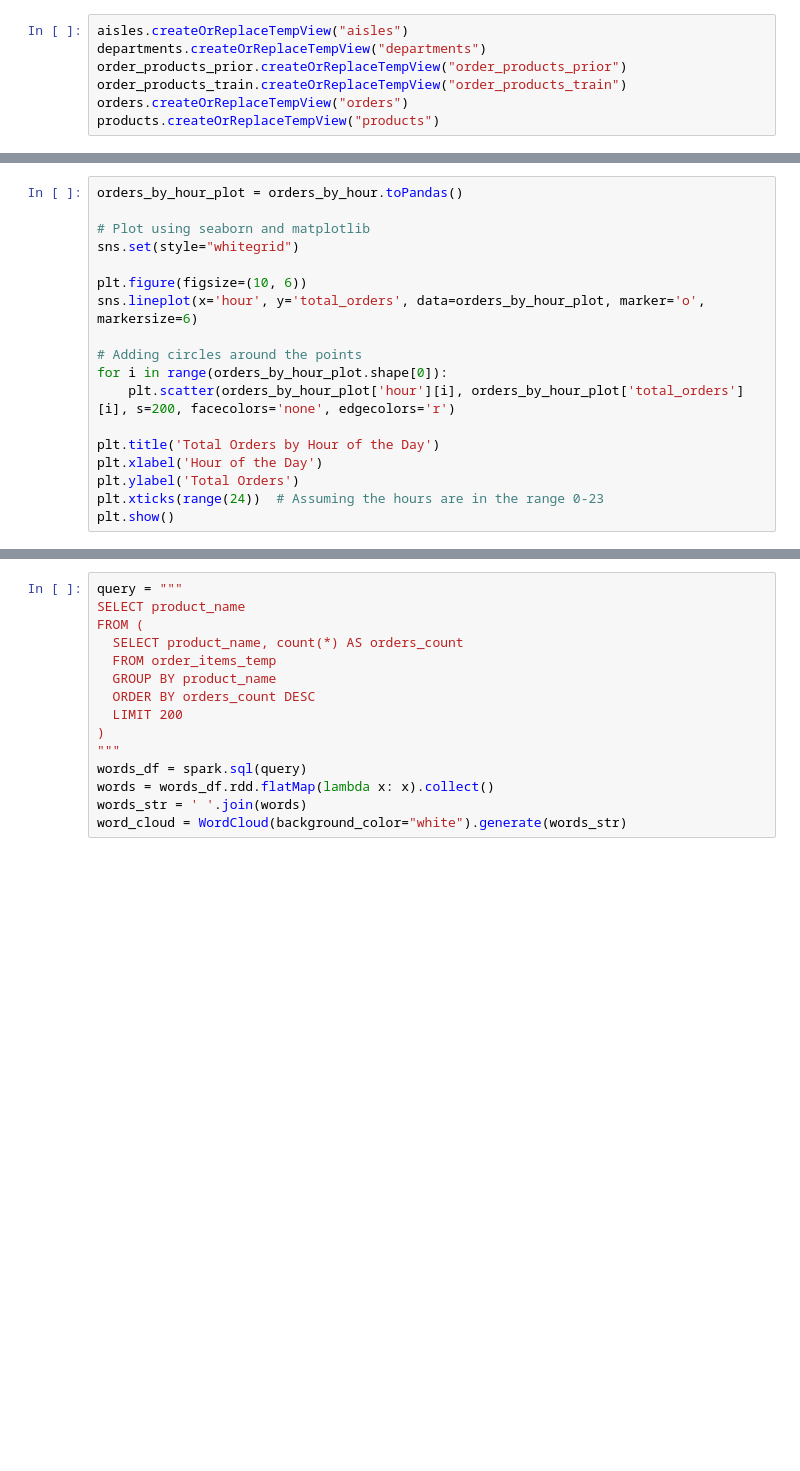
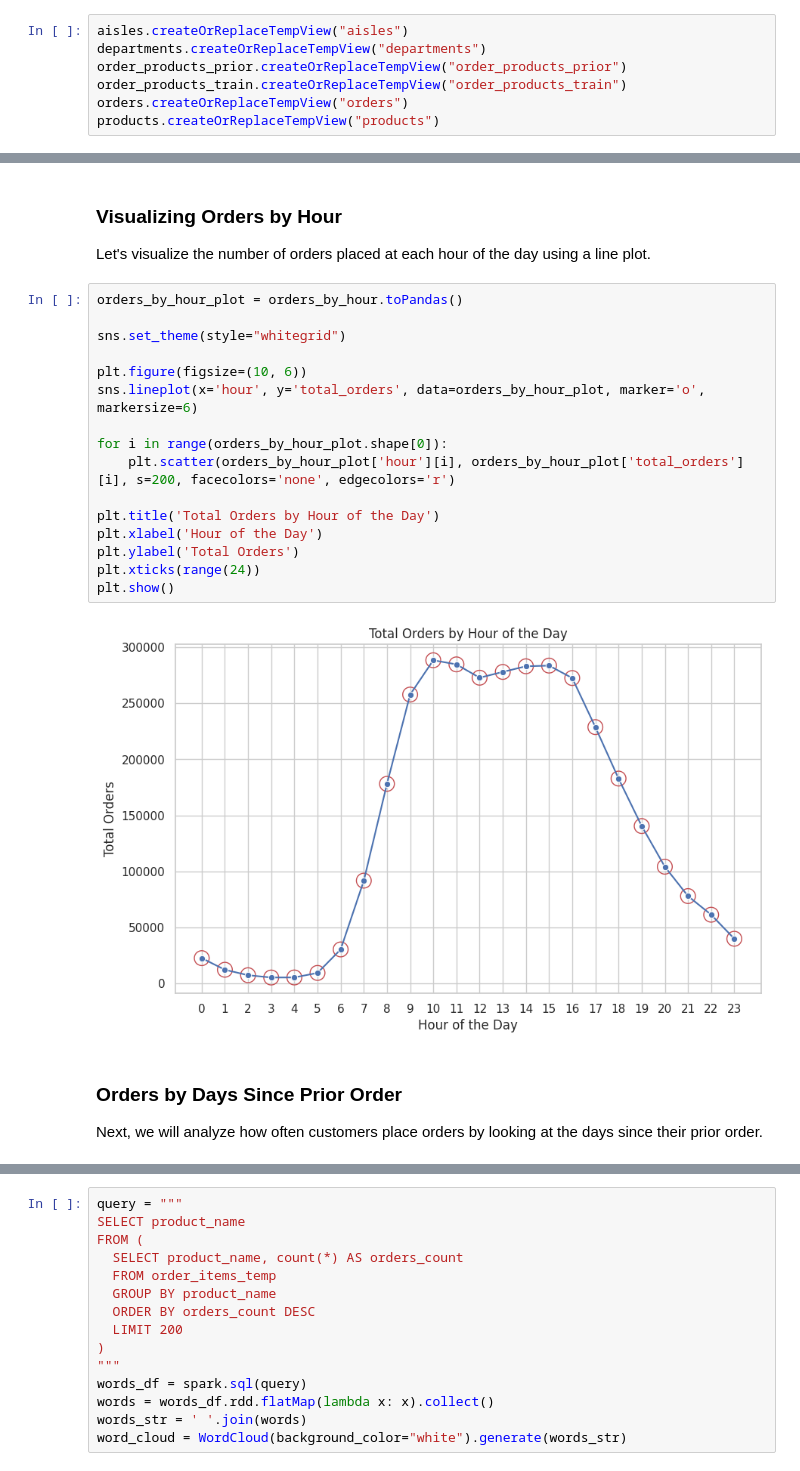
Before and after one commit to rodrigoalvamat/spark-mllib-workshop, a Jupyter notebook: workshop/basket.ipynb, the cells around one changed output, grey strips where cells are left out. Cells and saved outputs as stored; diff of their text form; blank space fills up the shorter version.

```diff
--- a/workshop/basket.ipynb
+++ b/workshop/basket.ipynb
@@ -58,20 +211,28 @@ orders_by_hour.show(10)
+# %% [markdown]
+### Visualizing Orders by Hour
+
+Let's visualize the number of orders placed at each hour of the day using a line plot.
 # %%
 orders_by_hour_plot = orders_by_hour.toPandas()
 
-# Plot using seaborn and matplotlib
-sns.set(style="whitegrid")
+sns.set_theme(style="whitegrid")
 
 plt.figure(figsize=(10, 6))
 sns.lineplot(x='hour', y='total_orders', data=orders_by_hour_plot, marker='o', markersize=6)
 
-# Adding circles around the points
 for i in range(orders_by_hour_plot.shape[0]):
     plt.scatter(orders_by_hour_plot['hour'][i], orders_by_hour_plot['total_orders'][i], s=200, facecolors='none', edgecolors='r')
 
 plt.title('Total Orders by Hour of the Day')
 plt.xlabel('Hour of the Day')
 plt.ylabel('Total Orders')
-plt.xticks(range(24))  # Assuming the hours are in the range 0-23
+plt.xticks(range(24))
 plt.show()
+# %% [output]
+[figure, added]
+# %% [markdown]
+### Orders by Days Since Prior Order
+
+Next, we will analyze how often customers place orders by looking at the days since their prior order.
 # %%
 query = """
```
Also changed, not shown: parts of 57 cells of this notebook, 3 other files.
